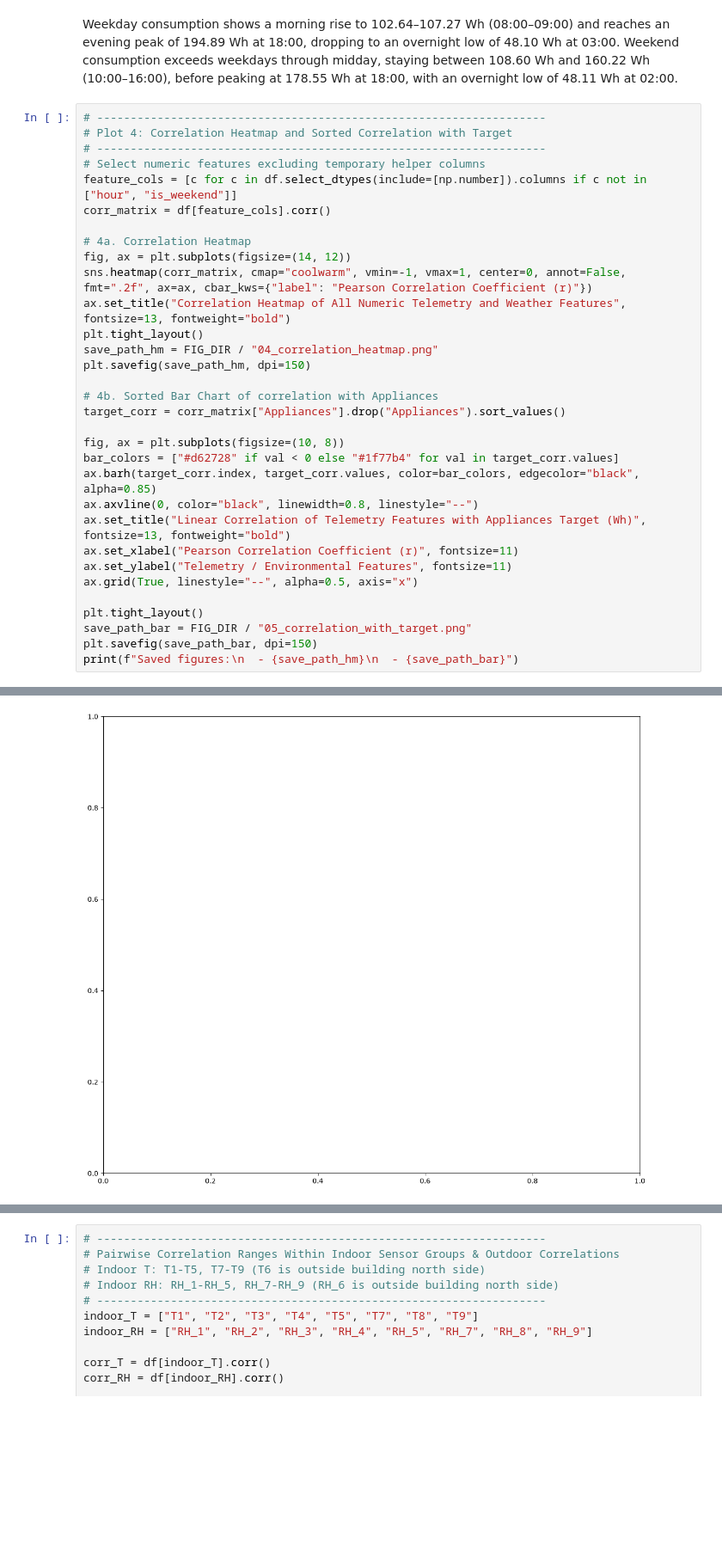
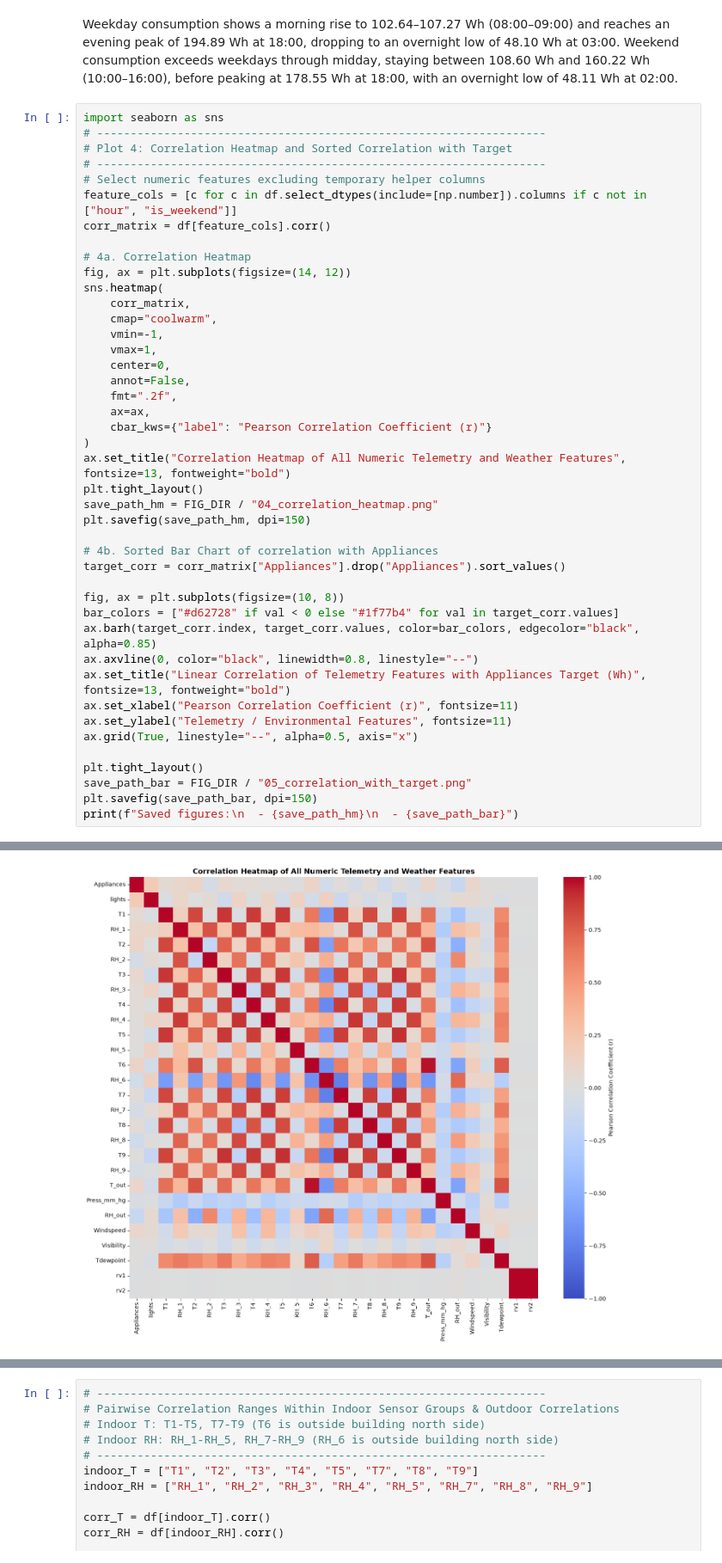
Before and after one commit to SurakshanHN/mini-project--3rd-SEM, a Jupyter notebook: 01_eda_baseline.ipynb, the cells around one changed output, grey strips where cells are left out. Shown at 86% size. Drawn from its saved outputs; the diff is of its cells as text; blank space fills up the shorter version.

```diff
--- a/01_eda_baseline.ipynb
+++ b/01_eda_baseline.ipynb
@@ -368,6 +368,7 @@ Hour
 Weekday consumption shows a morning rise to 102.64–107.27 Wh (08:00–09:00) and reaches an evening peak of 194.89 Wh at 18:00, dropping to an overnight low of 48.10 Wh at 03:00.
 Weekend consumption exceeds weekdays through midday, staying between 108.60 Wh and 160.22 Wh (10:00–16:00), before peaking at 178.55 Wh at 18:00, with an overnight low of 48.11 Wh at 02:00.
 # %%
+import seaborn as sns
 # -------------------------------------------------------------------
 # Plot 4: Correlation Heatmap and Sorted Correlation with Target
 # -------------------------------------------------------------------
@@ -377,7 +378,17 @@ corr_matrix = df[feature_cols].corr()
 
 # 4a. Correlation Heatmap
 fig, ax = plt.subplots(figsize=(14, 12))
-sns.heatmap(corr_matrix, cmap="coolwarm", vmin=-1, vmax=1, center=0, annot=False, fmt=".2f", ax=ax, cbar_kws={"label": "Pearson Correlation Coefficient (r)"})
+sns.heatmap(
+    corr_matrix,
+    cmap="coolwarm",
+    vmin=-1,
+    vmax=1,
+    center=0,
+    annot=False,
+    fmt=".2f",
+    ax=ax,
+    cbar_kws={"label": "Pearson Correlation Coefficient (r)"}
+)
 ax.set_title("Correlation Heatmap of All Numeric Telemetry and Weather Features", fontsize=13, fontweight="bold")
 plt.tight_layout()
 save_path_hm = FIG_DIR / "04_correlation_heatmap.png"
@@ -404 +417 @@ NameError: name 'sns' is not defined
-[figure, old version]
+[figure, new version]
```
Also changed, not shown: parts of 2 cells of this notebook, 1 other file.
